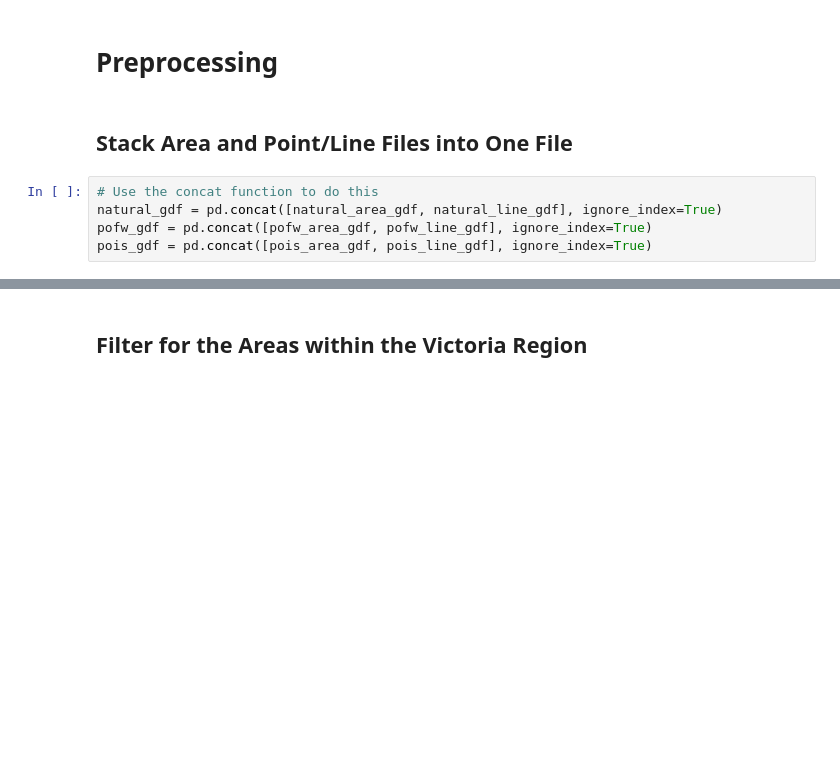
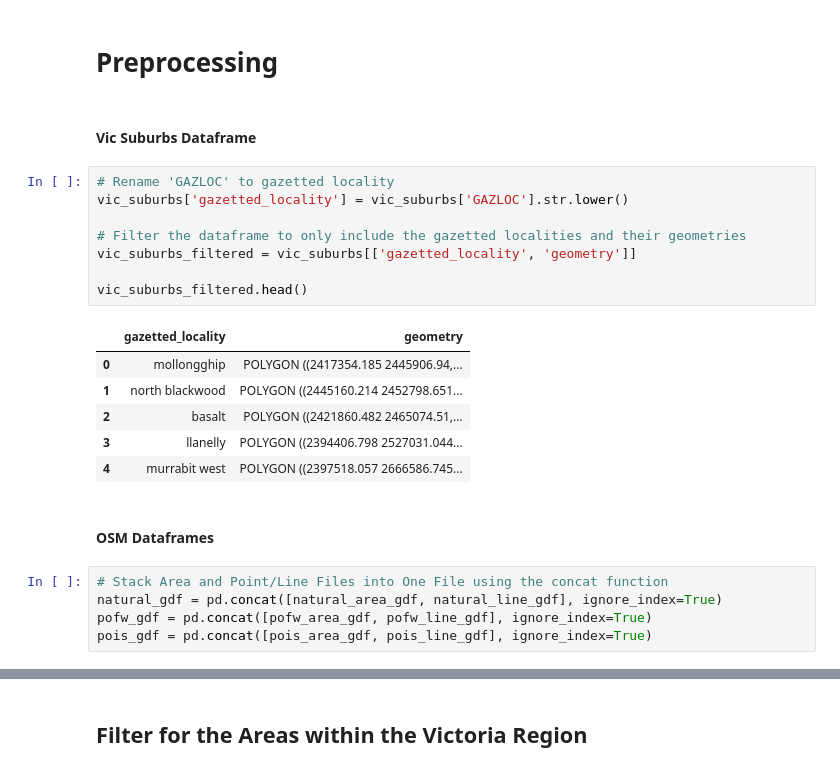
Before and after one commit to MAST30034-AppliedDataScience/project-2-group-real-estate-industry-project-15, a Jupyter notebook: notebooks/preprocess_urban_landmarks.ipynb, the cells around one changed output, grey strips where cells are left out. Saved outputs shown, nothing was run; the diff lists cells and outputs as text; blank space fills up the shorter version.

```diff
--- a/notebooks/preprocess_urban_landmarks.ipynb
+++ b/notebooks/preprocess_urban_landmarks.ipynb
@@ -93,10 +83,27 @@ vic_suburbs.head()
 ------
 # %% [markdown]
 # Preprocessing
-# %% [markdown]
-## Stack Area and Point/Line Files into One File
+# %% [markdown]
+#### Vic Suburbs Dataframe
+# %%
+# Rename 'GAZLOC' to gazetted locality
+vic_suburbs['gazetted_locality'] = vic_suburbs['GAZLOC'].str.lower()
+
+# Filter the dataframe to only include the gazetted localities and their geometries
+vic_suburbs_filtered = vic_suburbs[['gazetted_locality', 'geometry']]
+
+vic_suburbs_filtered.head()
+# %% [output]
+|  | gazetted_locality | geometry |
+| 0 | mollongghip | POLYGON ((2417354.185 2445906.94,... |
+| 1 | north blackwood | POLYGON ((2445160.214 2452798.651... |
+| 2 | basalt | POLYGON ((2421860.482 2465074.51,... |
+| 3 | llanelly | POLYGON ((2394406.798 2527031.044... |
+| 4 | murrabit west | POLYGON ((2397518.057 2666586.745... |
+# %% [markdown]
+#### OSM Dataframes
 # %%
-# Use the concat function to do this
+# Stack Area and Point/Line Files into One File using the concat function
 natural_gdf = pd.concat([natural_area_gdf, natural_line_gdf], ignore_index=True)
 pofw_gdf = pd.concat([pofw_area_gdf, pofw_line_gdf], ignore_index=True)
 pois_gdf = pd.concat([pois_area_gdf, pois_line_gdf], ignore_index=True)
```
Also changed, not shown: parts of 19 cells of this notebook.
